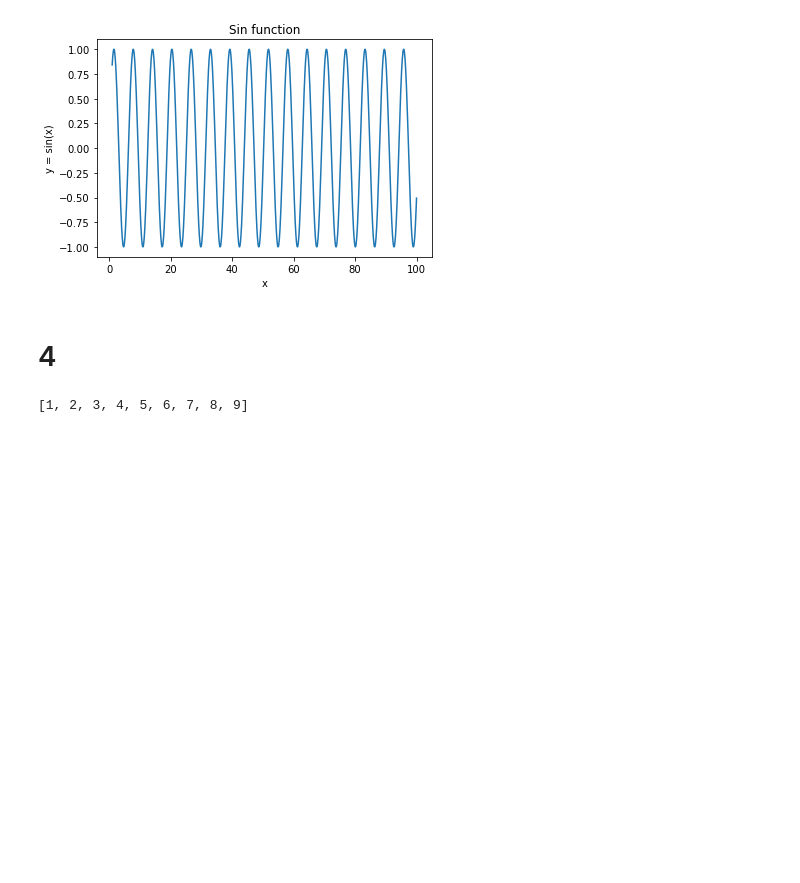
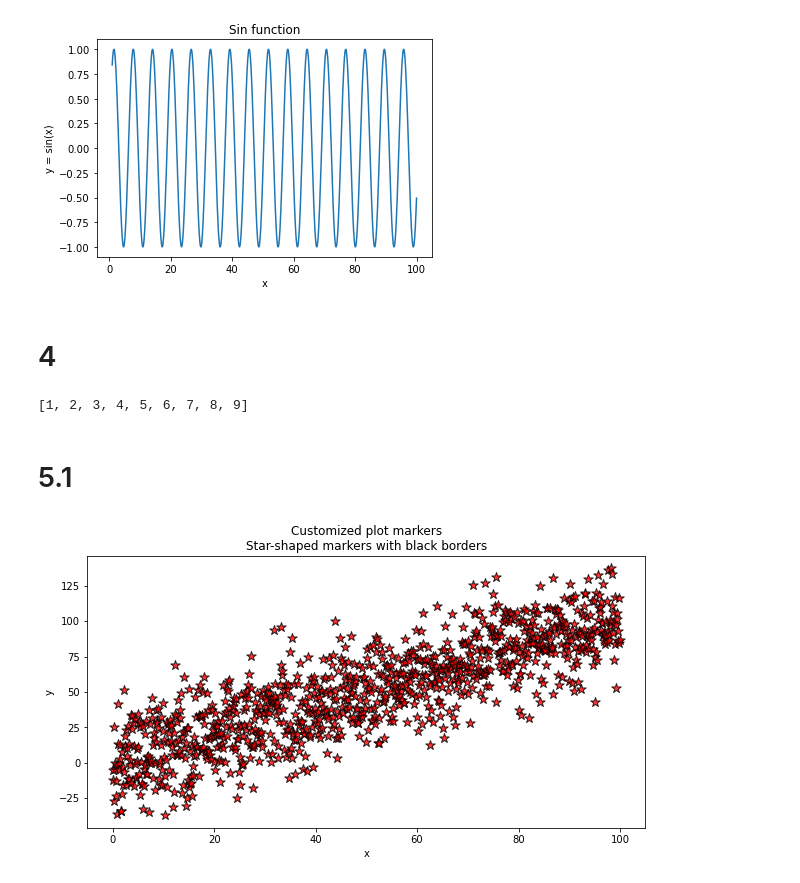
Before and after one commit to diogo-p-nunes/tds, a Jupyter notebook: python-quicktips/tips.ipynb, the cells around one changed output. Saved outputs shown, nothing was run; the diff lists cells and outputs as text; code cells hidden in the pictures; blank space fills up the shorter version.

```diff
--- a/python-quicktips/tips.ipynb
+++ b/python-quicktips/tips.ipynb
@@ -105,3 +105,28 @@ flat_list = [el for sublist in list_with_sublists for el in sublist]
 flat_list
 # %% [output]
 [1, 2, 3, 4, 5, 6, 7, 8, 9]
+# %% [markdown]
+# 5.1
+# %%
+import matplotlib.pyplot as plt
+import numpy as np
+
+x = np.linspace(0,100, 1000)
+noise = np.random.normal(scale=20, size=x.shape)
+y = x + noise
+
+plt.figure(figsize=(10,5))
+plt.title("Customized plot markers\nStar-shaped markers with black borders")
+plt.xlabel("x")
+plt.ylabel("y")
+
+# marker    = actual symbol (e.g. '.', '*', '+', 'o', etc)
+# s         = marker size
+# alpha     = marker transparency (between 0 and 1)
+# edgecolor = color of the border of the marker
+# color     = color of the face of the marker
+plt.scatter(x, y, marker='*', s=100, alpha=0.8, color='red', edgecolor='black')
+plt.savefig("5_1.png", dpi=300, bbox_inches="tight")
+plt.show()
+# %% [output]
+[figure, added]
```
Also changed, not shown: parts of 1 cell of this notebook, 2 other files.
